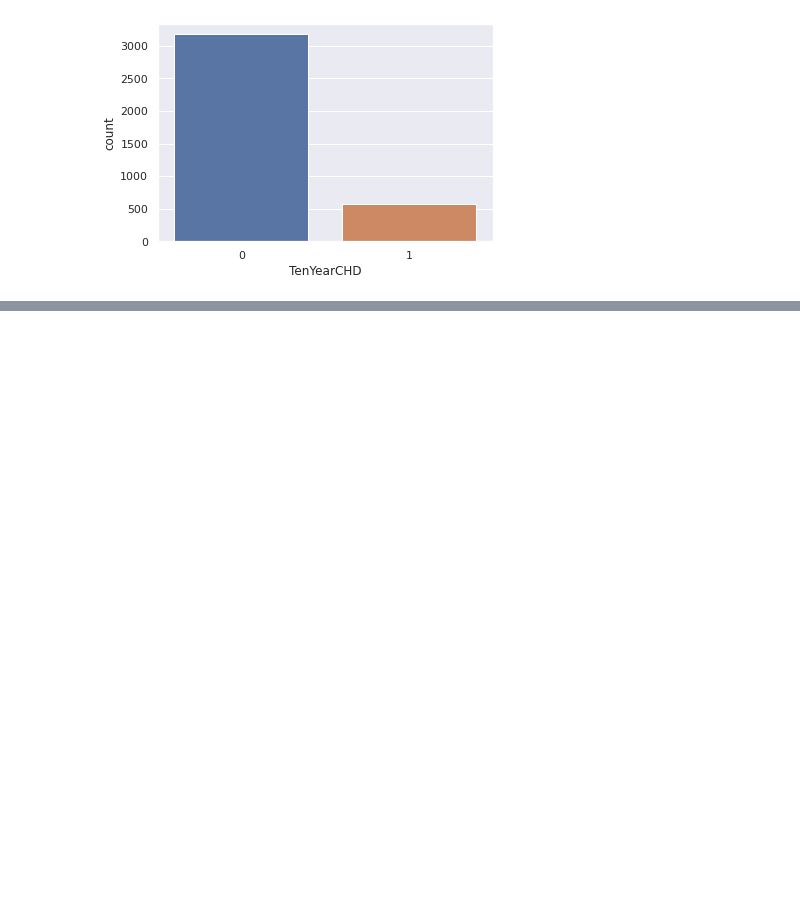
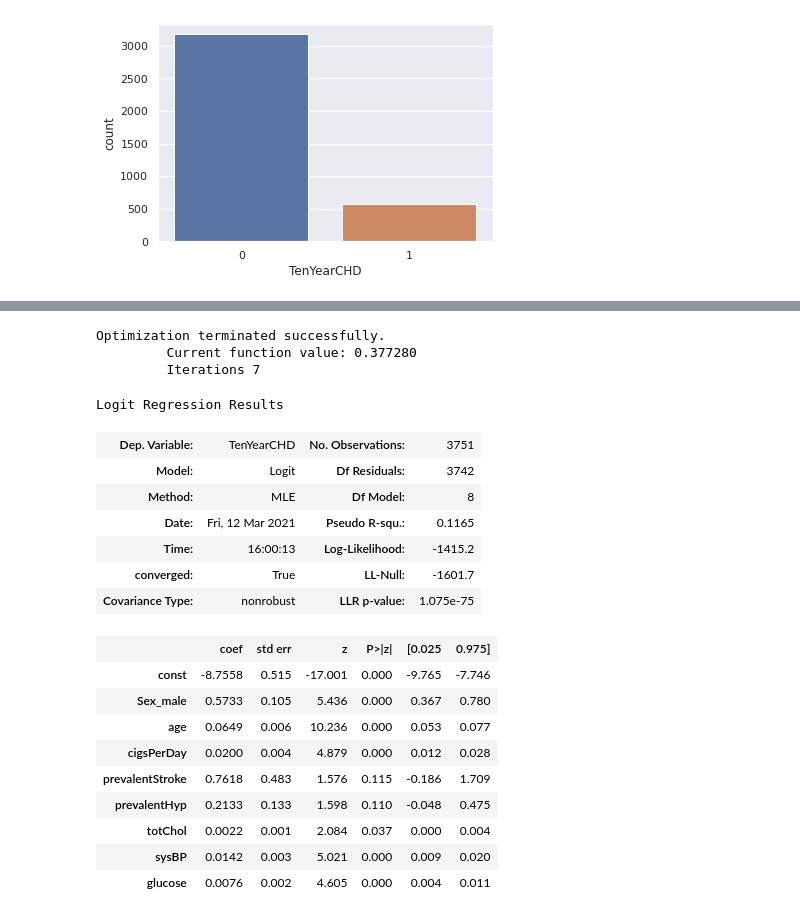
Before and after one commit to ravi260372/Data_Science_Python, a Jupyter notebook: Predicting_Heart_Disease_using_Logistic_Regression.ipynb, the cells around one changed output, grey strips where cells are left out. Cells and saved outputs as stored; diff of their text form; code cells hidden in the pictures; blank space fills up the shorter version.

```diff
--- a/Predicting_Heart_Disease_using_Logistic_Regression.ipynb
+++ b/Predicting_Heart_Disease_using_Logistic_Regression.ipynb
@@ -227,0 +297,5 @@ sns.countplot(x='TenYearCHD',data=heart_df);
+# %%
+# nedataframe with selected variables
+cols = ['Sex_male', 'age', 'cigsPerDay', 'prevalentStroke', 'prevalentHyp', 'totChol', 'sysBP','glucose', 'TenYearCHD']
+heart_df_new = heart_df[cols]
+heart_df_new.sample(5)
@@ -227,0 +309,29 @@ sns.countplot(x='TenYearCHD',data=heart_df);
+# %%
+# fit the new model
+heart_df_new_constant = add_constant(heart_df_new)
+feats=heart_df_new_constant.columns[:-1] # features
+model2=sm.Logit(heart_df_new.TenYearCHD,heart_df_new_constant[feats])
+result2=model2.fit()
+result2.summary()
+# %% [output]
+Optimization terminated successfully.
+         Current function value: 0.377280
+         Iterations 7
+Logit Regression Results
+| Dep. Variable: | TenYearCHD | No. Observations: | 3751 |
+| Model: | Logit | Df Residuals: | 3742 |
+| Method: | MLE | Df Model: | 8 |
+| Date: | Fri, 12 Mar 2021 | Pseudo R-squ.: | 0.1165 |
+| Time: | 16:00:13 | Log-Likelihood: | -1415.2 |
+| converged: | True | LL-Null: | -1601.7 |
+| Covariance Type: | nonrobust | LLR p-value: | 1.075e-75 |
+|  | coef | std err | z | P>|z| | [0.025 | 0.975] |
+| const | -8.7558 | 0.515 | -17.001 | 0.000 | -9.765 | -7.746 |
+| Sex_male | 0.5733 | 0.105 | 5.436 | 0.000 | 0.367 | 0.780 |
+| age | 0.0649 | 0.006 | 10.236 | 0.000 | 0.053 | 0.077 |
+| cigsPerDay | 0.0200 | 0.004 | 4.879 | 0.000 | 0.012 | 0.028 |
+| prevalentStroke | 0.7618 | 0.483 | 1.576 | 0.115 | -0.186 | 1.709 |
+| prevalentHyp | 0.2133 | 0.133 | 1.598 | 0.110 | -0.048 | 0.475 |
+| totChol | 0.0022 | 0.001 | 2.084 | 0.037 | 0.000 | 0.004 |
+| sysBP | 0.0142 | 0.003 | 5.021 | 0.000 | 0.009 | 0.020 |
+| glucose | 0.0076 | 0.002 | 4.605 | 0.000 | 0.004 | 0.011 |
```
Also changed, not shown: parts of 15 cells of this notebook.
